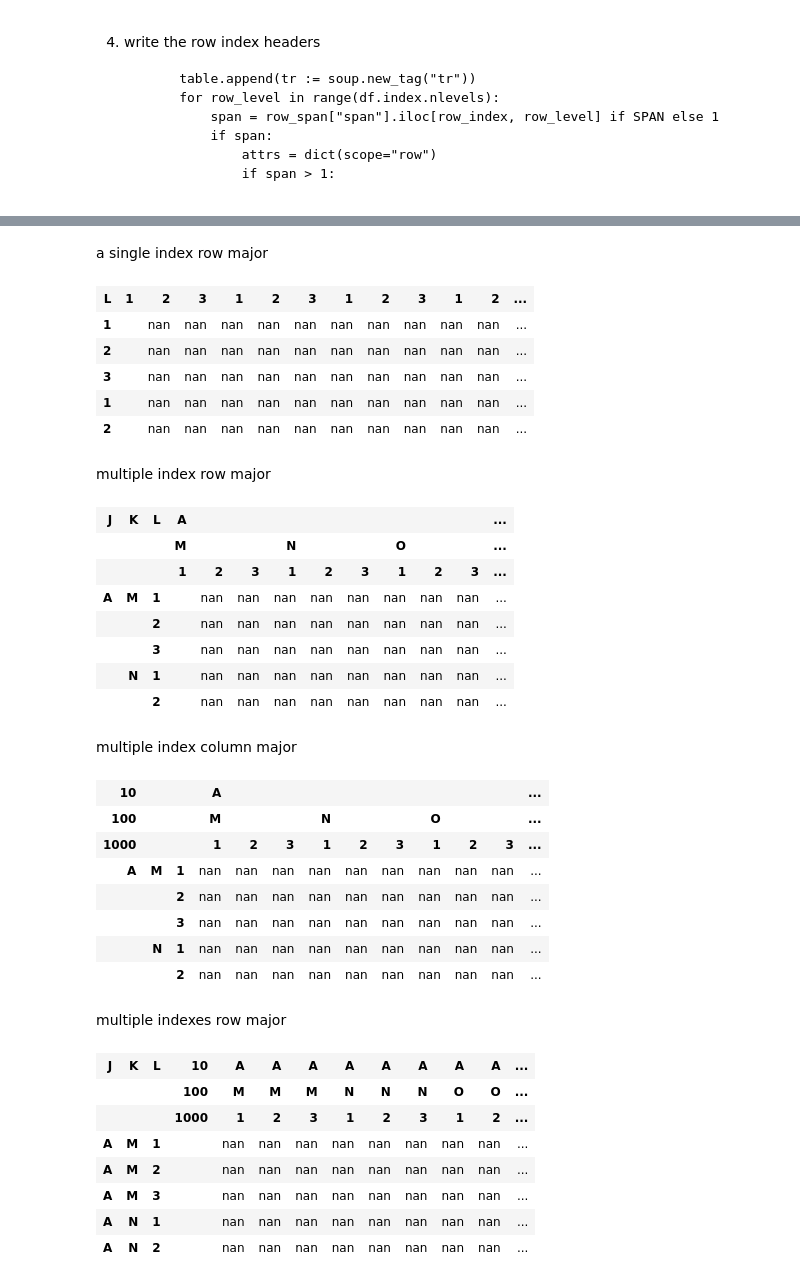
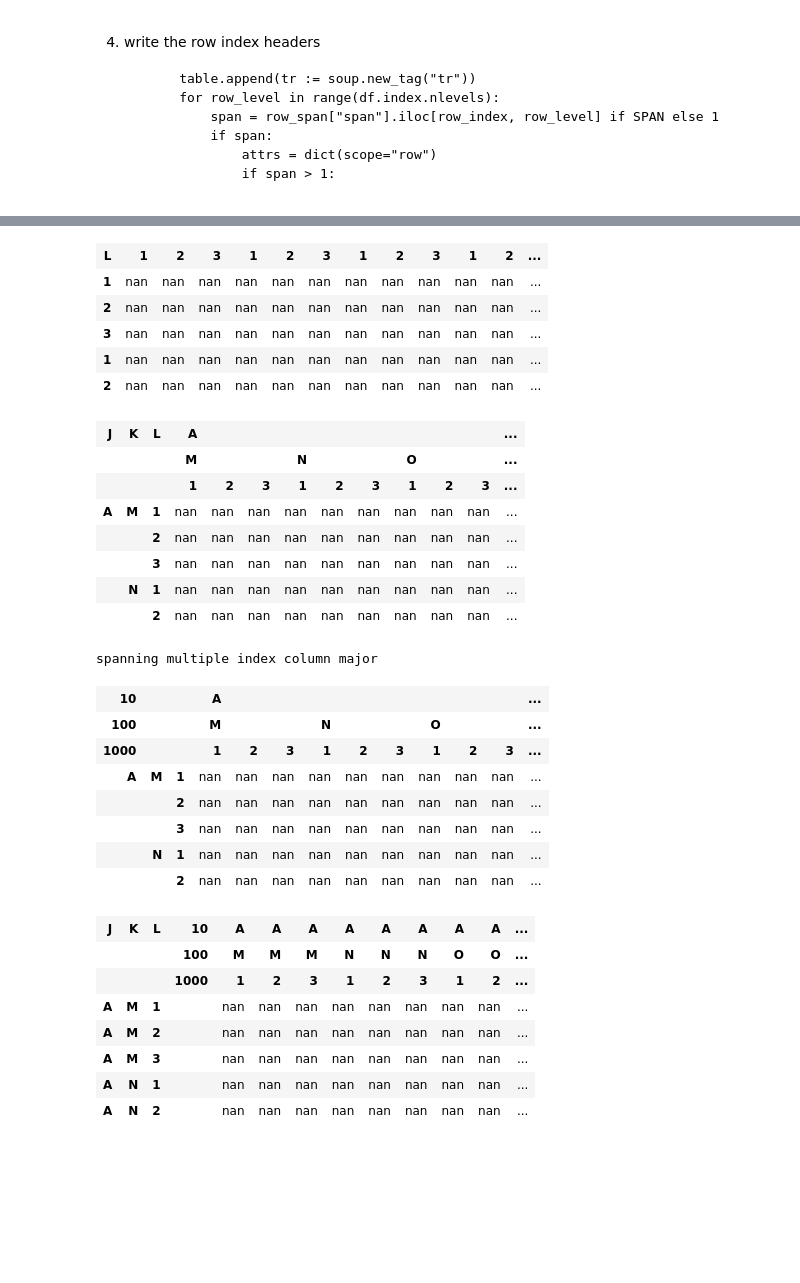
Before and after one commit to tonyfast/tonyfast, a Jupyter notebook: tonyfast/xxiv/2024-02-20-multiindex-html.ipynb, the cells around one changed output, grey strips where cells are left out. Drawn from its saved outputs; the diff is of its cells as text; code cells hidden in the pictures; blank space fills up the shorter version.

```diff
--- a/tonyfast/xxiv/2024-02-20-multiindex-html.ipynb
+++ b/tonyfast/xxiv/2024-02-20-multiindex-html.ipynb
@@ -342,32 +363,28 @@ str
-# %% [markdown]
-a single index row major
 # %%
-    row_major(df.head().rename_axis((None, None, None), axis=1).droplevel((0, 1), axis=1).droplevel((0,1), axis=0))
+    row_major(df.head().rename_axis((None, None, None), axis=1).droplevel((0, 1), axis=1).droplevel((0,1), axis=0),
+             "a single index row major")
 # %% [output]
 | L | 1 | 2 | 3 | 1 | 2 | 3 | 1 | 2 | 3 | 1 | 2 | ... |
-| 1 |  | nan | nan | nan | nan | nan | nan | nan | nan | nan | nan | ... |
-| 2 |  | nan | nan | nan | nan | nan | nan | nan | nan | nan | nan | ... |
-| 3 |  | nan | nan | nan | nan | nan | nan | nan | nan | nan | nan | ... |
-| 1 |  | nan | nan | nan | nan | nan | nan | nan | nan | nan | nan | ... |
-| 2 |  | nan | nan | nan | nan | nan | nan | nan | nan | nan | nan | ... |
+| 1 | nan | nan | nan | nan | nan | nan | nan | nan | nan | nan | nan | ... |
+| 2 | nan | nan | nan | nan | nan | nan | nan | nan | nan | nan | nan | ... |
+| 3 | nan | nan | nan | nan | nan | nan | nan | nan | nan | nan | nan | ... |
+| 1 | nan | nan | nan | nan | nan | nan | nan | nan | nan | nan | nan | ... |
+| 2 | nan | nan | nan | nan | nan | nan | nan | nan | nan | nan | nan | ... |
-# %% [markdown]
-multiple index row major
 # %%
-    row_major(df.head().rename_axis((None, None, None), axis=1))
+    row_major(df.head().rename_axis((None, None, None), axis=1), "spanning multiple index row major")
 # %% [output]
 | J | K | L | A |  |  |  |  |  |  |  |  | ... |
 |  |  |  | M |  |  | N |  |  | O |  |  | ... |
 |  |  |  | 1 | 2 | 3 | 1 | 2 | 3 | 1 | 2 | 3 | ... |
-| A | M | 1 |  | nan | nan | nan | nan | nan | nan | nan | nan | ... |
-|  |  | 2 |  | nan | nan | nan | nan | nan | nan | nan | nan | ... |
-|  |  | 3 |  | nan | nan | nan | nan | nan | nan | nan | nan | ... |
-|  | N | 1 |  | nan | nan | nan | nan | nan | nan | nan | nan | ... |
-|  |  | 2 |  | nan | nan | nan | nan | nan | nan | nan | nan | ... |
+| A | M | 1 | nan | nan | nan | nan | nan | nan | nan | nan | nan | ... |
+|  |  | 2 | nan | nan | nan | nan | nan | nan | nan | nan | nan | ... |
+|  |  | 3 | nan | nan | nan | nan | nan | nan | nan | nan | nan | ... |
+|  | N | 1 | nan | nan | nan | nan | nan | nan | nan | nan | nan | ... |
+|  |  | 2 | nan | nan | nan | nan | nan | nan | nan | nan | nan | ... |
-# %% [markdown]
-multiple index column major
 # %%
-    column_major(df.head().rename_axis((None, None, None), axis=0))
+    column_major(df.head().rename_axis((None, None, None), axis=0), "spanning multiple index column major")
 # %% [output]
+spanning multiple index column major
 | 10 |  |  | A |  |  |  |  |  |  |  |  | ... |
 | 100 |  |  | M |  |  | N |  |  | O |  |  | ... |
 | 1000 |  |  | 1 | 2 | 3 | 1 | 2 | 3 | 1 | 2 | 3 | ... |
@@ -376,6 +393,4 @@ multiple index column major
 |  |  | 3 | nan | nan | nan | nan | nan | nan | nan | nan | nan | ... |
 |  | N | 1 | nan | nan | nan | nan | nan | nan | nan | nan | nan | ... |
 |  |  | 2 | nan | nan | nan | nan | nan | nan | nan | nan | nan | ... |
-# %% [markdown]
-multiple indexes row major
 # %%
```
Also changed, not shown: parts of 7 cells of this notebook, 2 other files.
